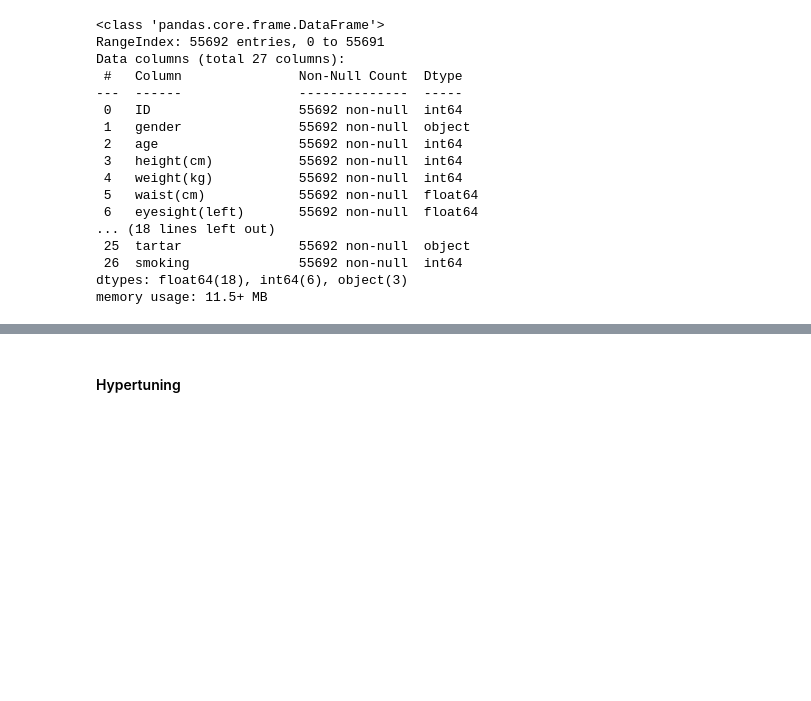
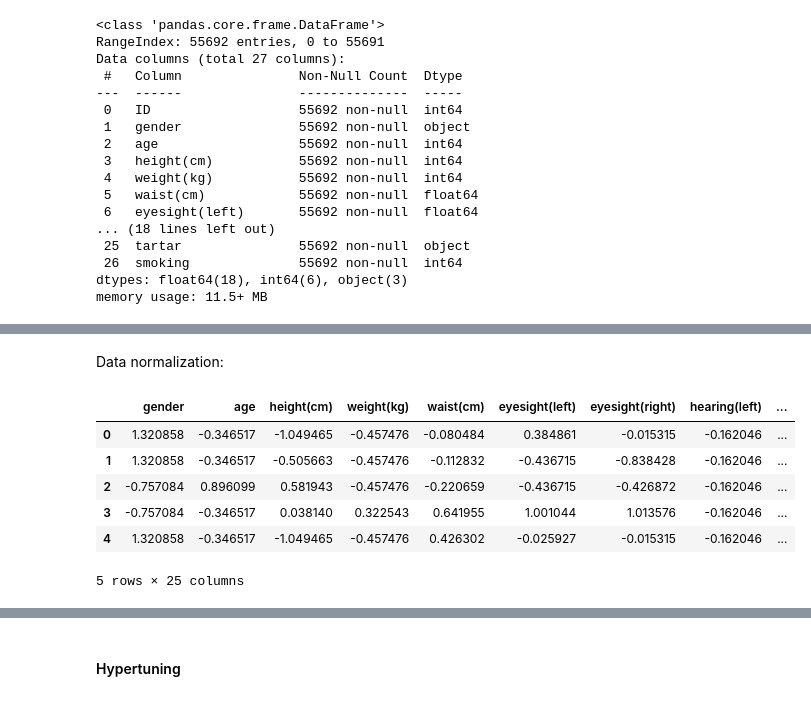
Before and after one commit to KozynchenkoVS/MLProject2023, a Jupyter notebook: NoteBook.ipynb, the cells around one changed output, grey strips where cells are left out. Drawn from its saved outputs; the diff is of its cells as text; code cells hidden in the pictures; blank space fills up the shorter version.

```diff
--- a/NoteBook.ipynb
+++ b/NoteBook.ipynb
@@ -59,0 +80,15 @@ dataset['tartar'] = np.where(dataset['tartar'] == 'Y', np.int64(1), np.int64(0))
+# %% [markdown]
+Data normalization:
+# %%
+scaler = StandardScaler()
+X_temp = scaler.fit_transform(X)
+X = pd.DataFrame(X_temp, columns=X.columns)
+X.head()
+# %% [output]
+|  | gender | age | height(cm) | weight(kg) | waist(cm) | eyesight(left) | eyesight(right) | hearing(left) | ... |
+| 0 | 1.320858 | -0.346517 | -1.049465 | -0.457476 | -0.080484 | 0.384861 | -0.015315 | -0.162046 | ... |
+| 1 | 1.320858 | -0.346517 | -0.505663 | -0.457476 | -0.112832 | -0.436715 | -0.838428 | -0.162046 | ... |
+| 2 | -0.757084 | 0.896099 | 0.581943 | -0.457476 | -0.220659 | -0.436715 | -0.426872 | -0.162046 | ... |
+| 3 | -0.757084 | -0.346517 | 0.038140 | 0.322543 | 0.641955 | 1.001044 | 1.013576 | -0.162046 | ... |
+| 4 | 1.320858 | -0.346517 | -1.049465 | -0.457476 | 0.426302 | -0.025927 | -0.015315 | -0.162046 | ... |
+5 rows × 25 columns
```
Also changed, not shown: parts of 31 cells of this notebook.
